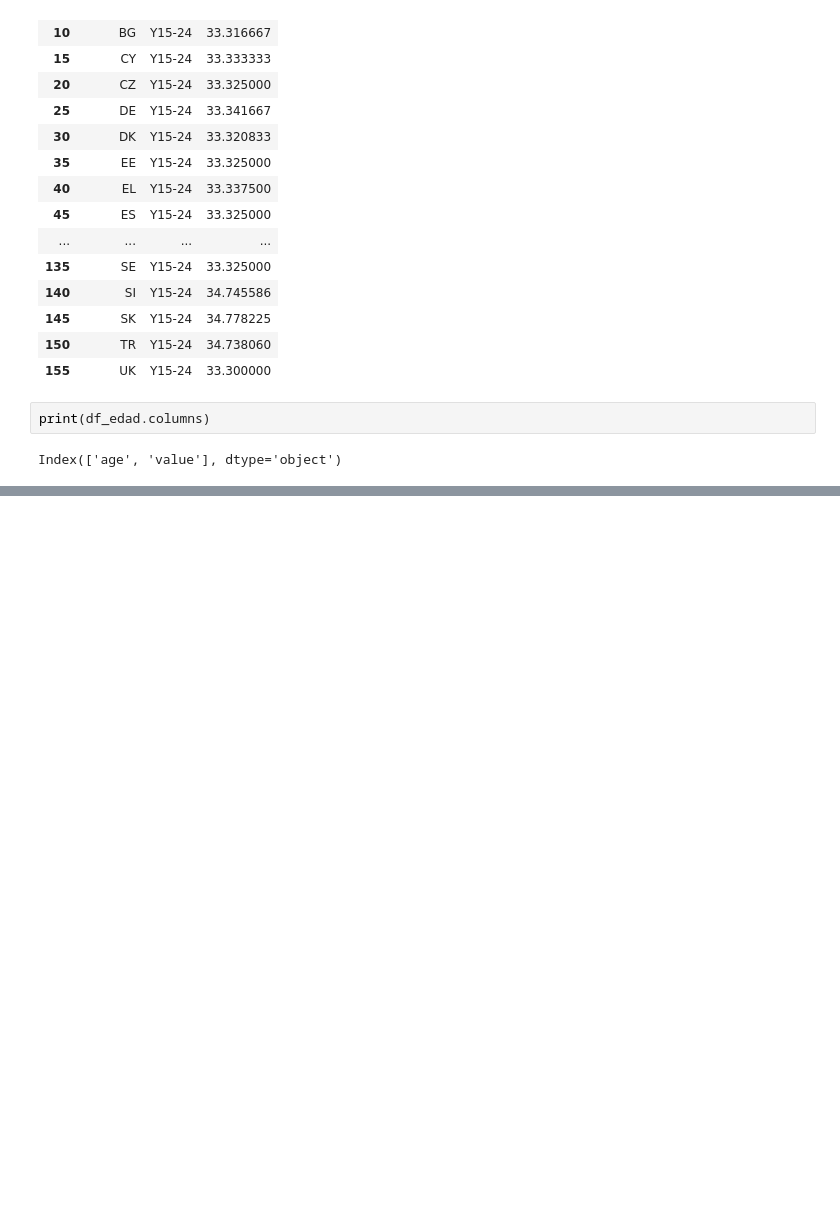
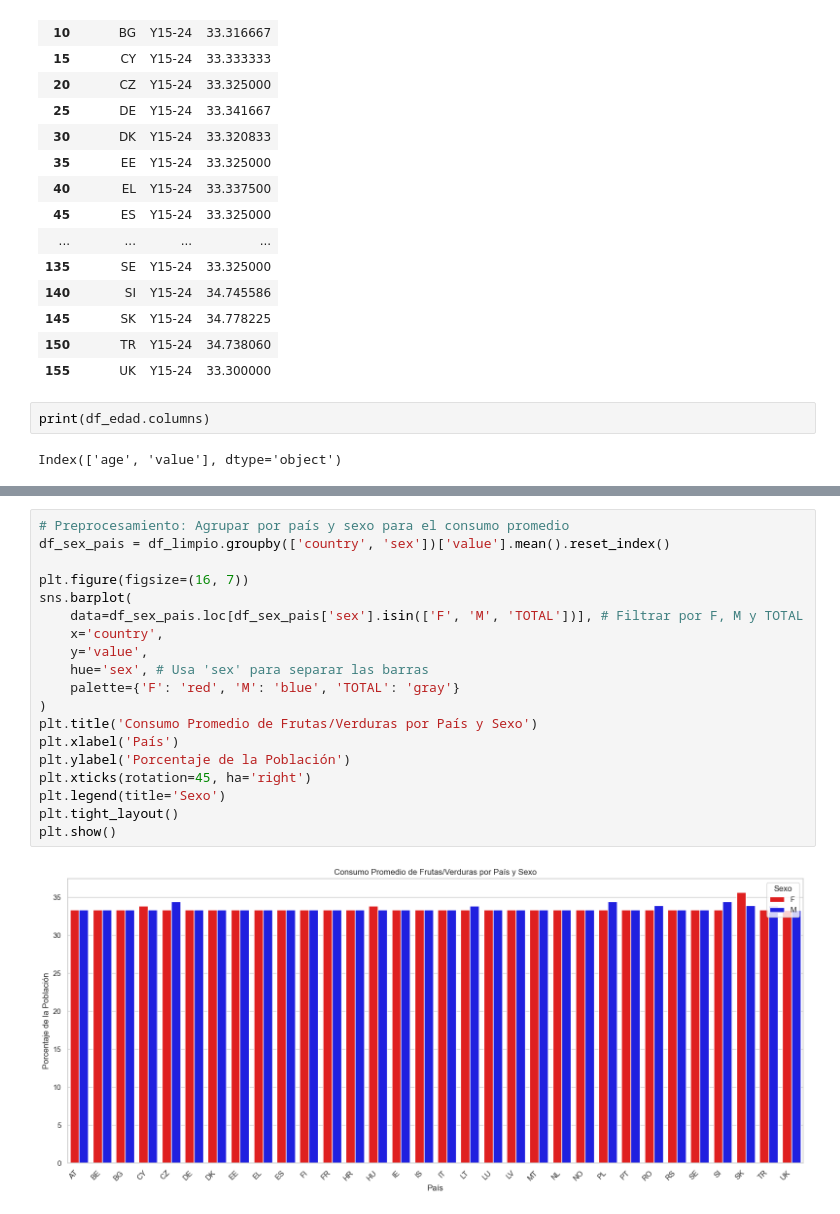
Before and after one commit to AntonioDavid333/Mental-Health-Data-Analysis, a Jupyter notebook: fruitsVegetablesConsumption.ipynb, the cells around one changed output, grey strips where cells are left out. Drawn from its saved outputs; the diff is of its cells as text; blank space fills up the shorter version.

```diff
--- a/fruitsVegetablesConsumption.ipynb
+++ b/fruitsVegetablesConsumption.ipynb
@@ -390,0 +465,21 @@ Index(['age', 'value'], dtype='object')
+# %%
+# Preprocesamiento: Agrupar por país y sexo para el consumo promedio
+df_sex_pais = df_limpio.groupby(['country', 'sex'])['value'].mean().reset_index()
+
+plt.figure(figsize=(16, 7))
+sns.barplot(
+    data=df_sex_pais.loc[df_sex_pais['sex'].isin(['F', 'M', 'TOTAL'])], # Filtrar por F, M y TOTAL
+    x='country',
+    y='value',
+    hue='sex', # Usa 'sex' para separar las barras
+    palette={'F': 'red', 'M': 'blue', 'TOTAL': 'gray'}
+)
+plt.title('Consumo Promedio de Frutas/Verduras por País y Sexo')
+plt.xlabel('País')
+plt.ylabel('Porcentaje de la Población')
+plt.xticks(rotation=45, ha='right')
+plt.legend(title='Sexo')
+plt.tight_layout()
+plt.show()
+# %% [output]
+[figure, added]
```
Also changed, not shown: parts of 8 cells of this notebook, 1 other file.
